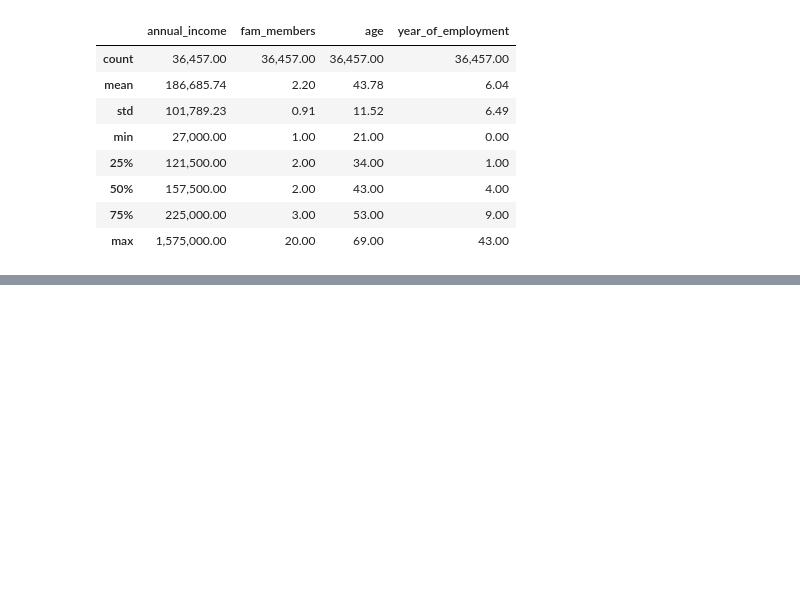
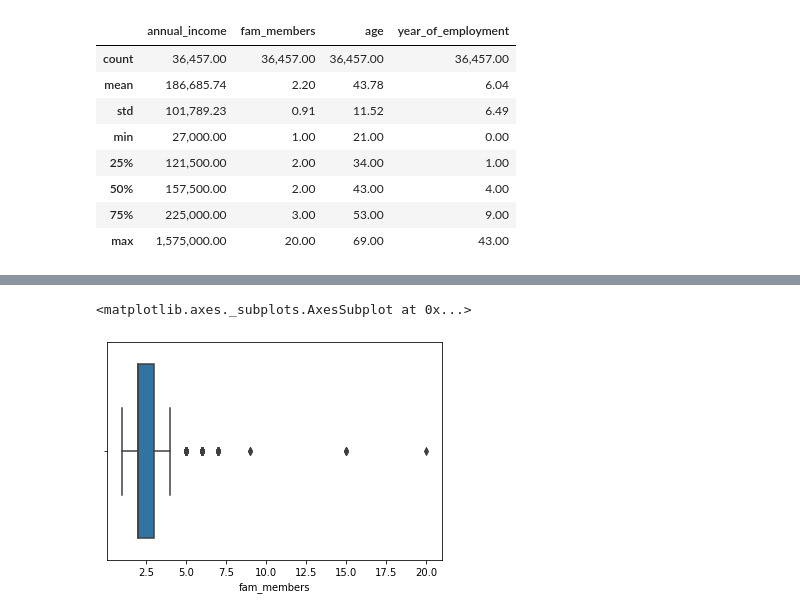
Before and after one commit to difercast/credit-card-risk-management, a Jupyter notebook: src/2-eda-featuring-eng.ipynb, the cells around one changed output, grey strips where cells are left out. Cells and saved outputs as stored; diff of their text form; code cells hidden in the pictures; blank space fills up the shorter version.

```diff
--- a/src/2-eda-featuring-eng.ipynb
+++ b/src/2-eda-featuring-eng.ipynb
@@ -263,0 +295,6 @@ Name: FLAG_EMAIL, dtype: int64
+# %%
+# fam_members
+sns.boxplot(df['fam_members'])
+# %% [output]
+<matplotlib.axes._subplots.AxesSubplot at 0x...>
+[figure, added]
```
Also changed, not shown: parts of 6 cells of this notebook.
